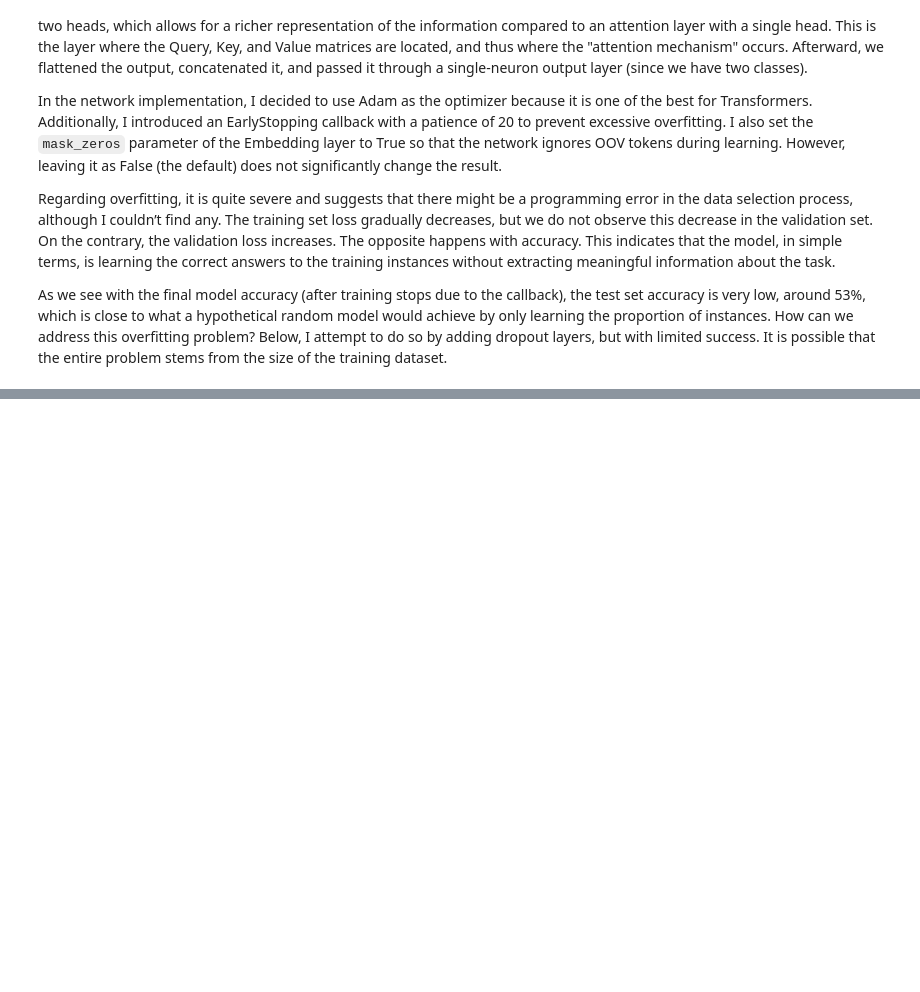
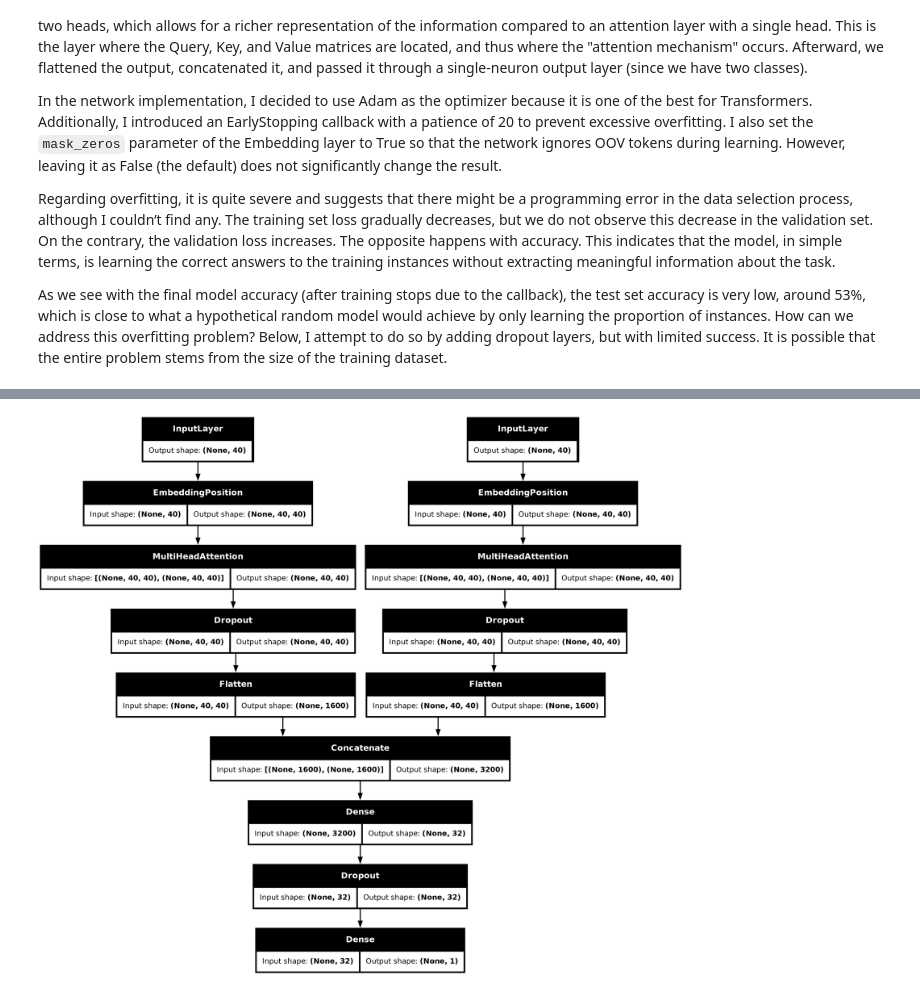
Before and after one commit to svalbuenaa/deep_learning_transformers, a Jupyter notebook: deep-learning-transformers.ipynb, the cells around one changed output, grey strips where cells are left out. Cells and saved outputs as stored; diff of their text form; code cells hidden in the pictures; blank space fills up the shorter version.

```diff
--- a/deep-learning-transformers.ipynb
+++ b/deep-learning-transformers.ipynb
@@ -660,0 +791,30 @@ As we see with the final model accuracy (after training stops due to the callbac
+# %%
+# Network definition
+input1 = tf.keras.Input(shape=(40,))
+input2 = tf.keras.Input(shape=(40,))
+
+embedding1 = EmbeddingPosition()(input1)
+embedding2 = EmbeddingPosition()(input2)
+
+attention1 = tf.keras.layers.MultiHeadAttention(num_heads=2, key_dim=20)(embedding1, embedding1)
+attention2 = tf.keras.layers.MultiHeadAttention(num_heads=2, key_dim=20)(embedding2, embedding2)
+
+dropout1 = tf.keras.layers.Dropout(rate=0.2)(attention1)
+dropout2 = tf.keras.layers.Dropout(rate=0.2)(attention2)
+
+flatten1 = tf.keras.layers.Flatten()(dropout1)
+flatten2 = tf.keras.layers.Flatten()(dropout2)
+
+concatenate = tf.keras.layers.Concatenate()([flatten1, flatten2])
+
+dense = tf.keras.layers.Dense(32, activation="relu")(concatenate)
+
+dropout = tf.keras.layers.Dropout(rate=0.5)(dense)
+
+output = tf.keras.layers.Dense(1, activation="sigmoid")(dropout)
+
+model_custom_embedding_dropout = Model(inputs = [input1, input2], outputs = output)
+# %%
+# Compining
+model_custom_embedding_dropout.compile(optimizer=tf.keras.optimizers.Adam(), loss=tf.keras.losses.BinaryCrossentropy(), metrics=["accuracy"])
+model_custom_embedding_dropout.summary()
@@ -660,0 +843,4 @@ As we see with the final model accuracy (after training stops due to the callbac
+# %%
+tf.keras.utils.plot_model(model_custom_embedding_dropout, show_shapes=True)
+# %% [output]
+[figure, added]
```
Also changed, not shown: parts of 23 cells of this notebook.
